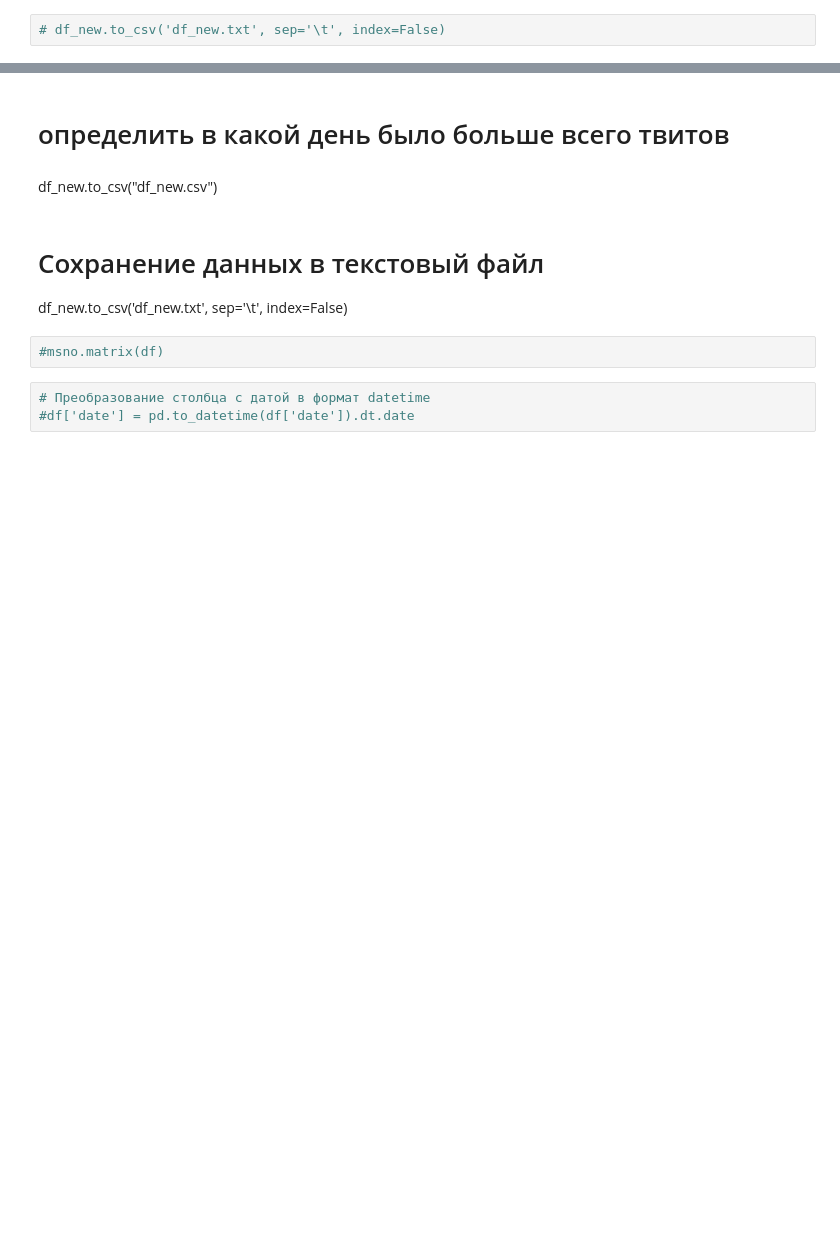
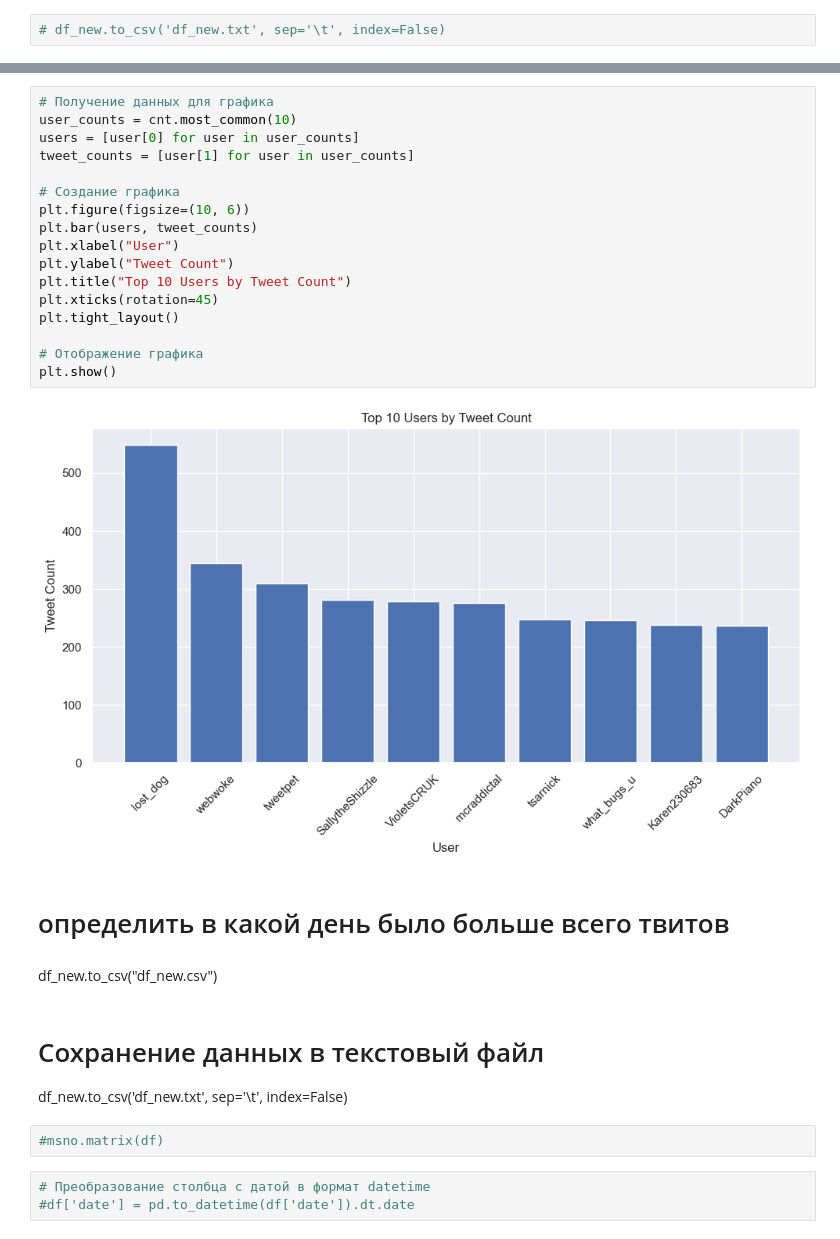
Before and after one commit to Alona-Aldushyna/Summer_2023_August_Repeat_Assessment, a Jupyter notebook: Summer_2023_August_Repeat_Assessment.ipynb, the cells around one changed output, grey strips where cells are left out. Drawn from its saved outputs; the diff is of its cells as text; blank space fills up the shorter version.

```diff
--- a/Summer_2023_August_Repeat_Assessment.ipynb
+++ b/Summer_2023_August_Repeat_Assessment.ipynb
@@ -293,3 +326,22 @@ cnt.most_common(10)
+# %%
+# Получение данных для графика
+user_counts = cnt.most_common(10)
+users = [user[0] for user in user_counts]
+tweet_counts = [user[1] for user in user_counts]
+
+# Создание графика
+plt.figure(figsize=(10, 6))
+plt.bar(users, tweet_counts)
+plt.xlabel("User")
+plt.ylabel("Tweet Count")
+plt.title("Top 10 Users by Tweet Count")
+plt.xticks(rotation=45)
+plt.tight_layout()
+
+# Отображение графика
+plt.show()
+# %% [output]
+[figure, added]
 # %% [markdown]
 # определить в какой день было больше всего твитов
 # %% [markdown]
```
Also changed, not shown: parts of 8 cells of this notebook.
